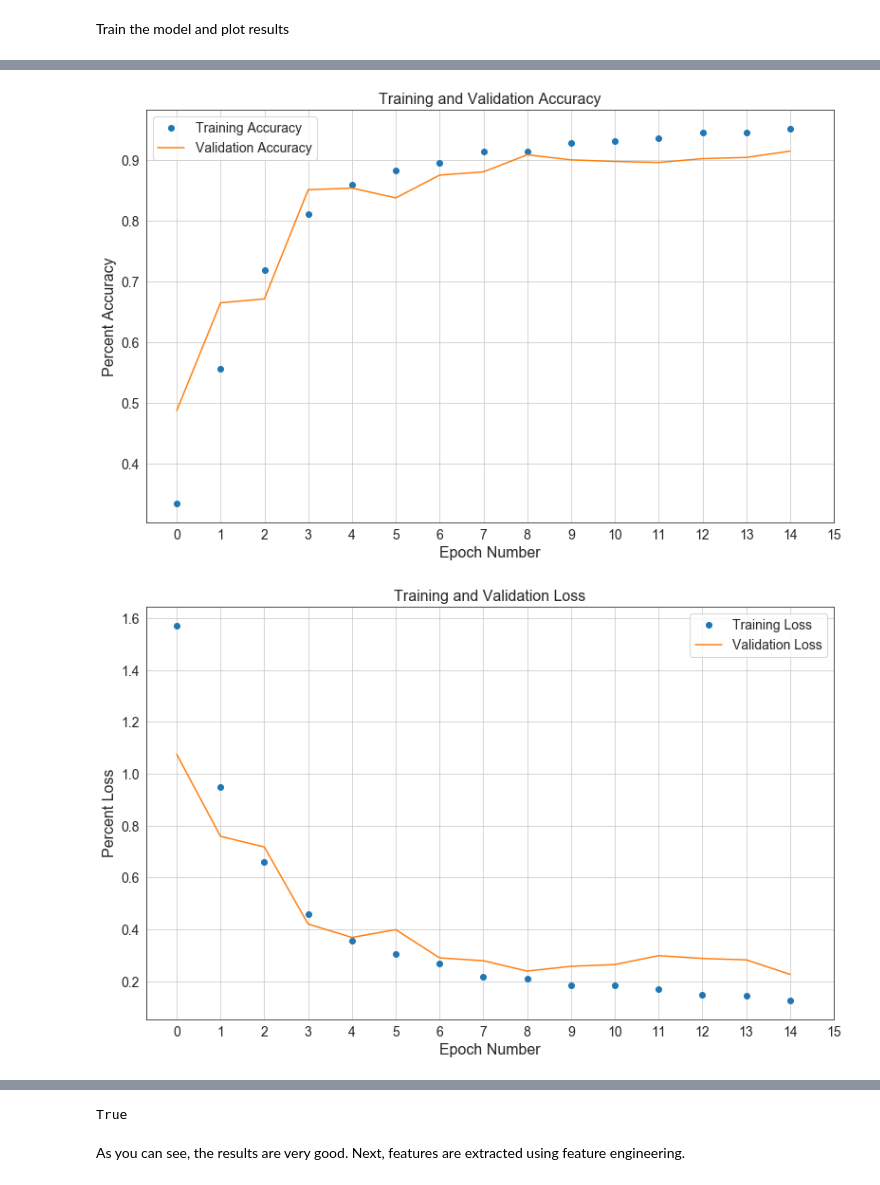
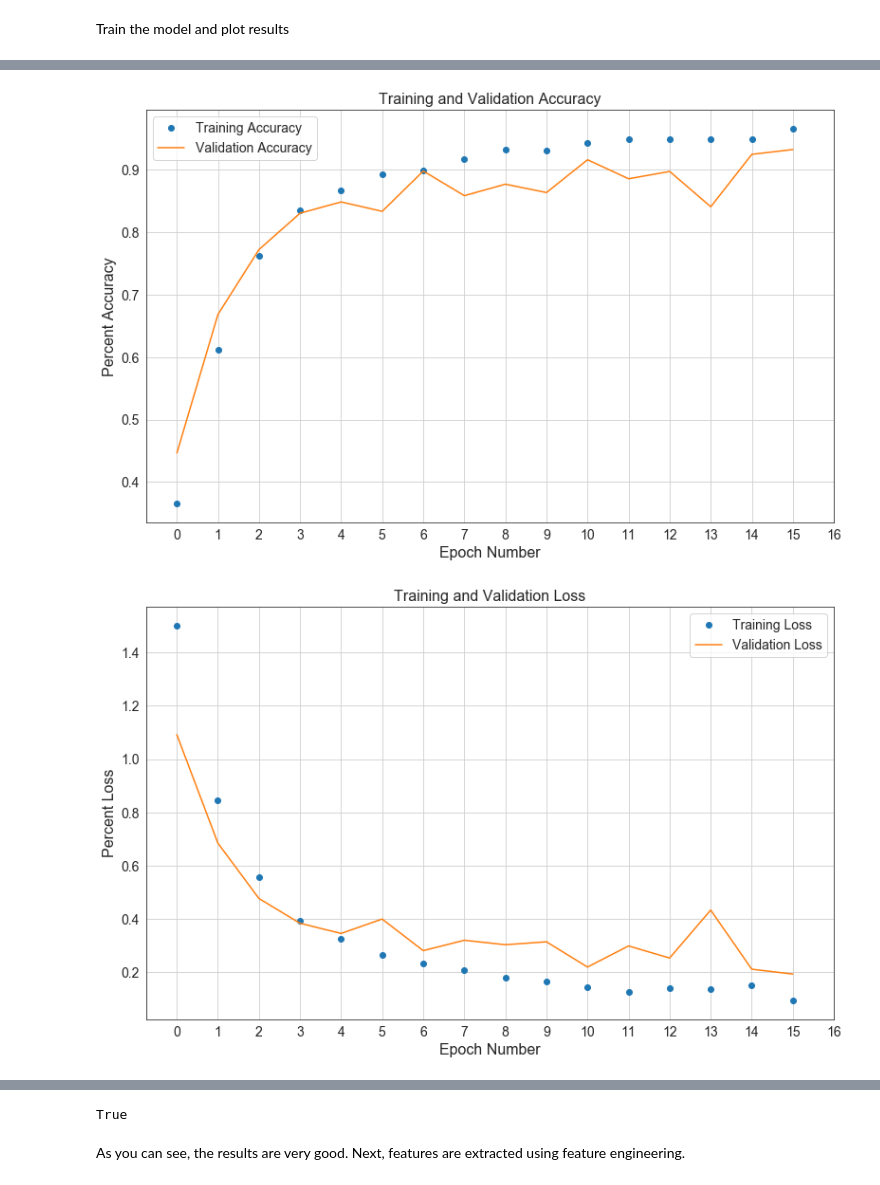
Before and after one commit to paulscheibal/SBDataScienceCert, a Jupyter notebook: CapstoneP2/Notebooks/SignalMachineLearning_BearingData.ipynb, the cells around one changed output, grey strips where cells are left out. Drawn from its saved outputs; the diff is of its cells as text; code cells hidden in the pictures.

```diff
--- a/CapstoneP2/Notebooks/SignalMachineLearning_BearingData.ipynb
+++ b/CapstoneP2/Notebooks/SignalMachineLearning_BearingData.ipynb
@@ -267,7 +267,7 @@ def create_1d_cnn_model(kernel_size, segment_size, pool_size, num_classes):
                      activation='relu',
                      padding='same',input_shape=(segment_size,1)))
     model.add(MaxPooling1D(pool_size=pool_size))
-    model.add(Conv1D(filters = 128, kernel_size = kernel_size, strides = 1,
+    model.add(Conv1D(filters = 256, kernel_size = kernel_size, strides = 1,
                      activation='relu',
                      padding='same',input_shape=(segment_size,1)))
     model.add(MaxPooling1D(pool_size=pool_size))
@@ -376,7 +373,7 @@ def plot_accuracy_and_loss(model,traing_fit,test_features,test_labels_one_hot,te
     return True
 
 #stopping_criterion =[EarlyStopping(monitor='val_acc', baseline=0.91, patience=0)]
-custom_callback = ThresholdCallback(threshold=0.91)
+custom_callback = ThresholdCallback(threshold=0.93)
 
 # fit model
 training_fit = model.fit( train_features,
@@ -411,2 +408,2 @@ Epoch 15/30
-[figure, old version]
+[figure, new version]
-[figure, old version]
+[figure, new version]
```
Also changed, not shown: parts of 2 cells of this notebook.
